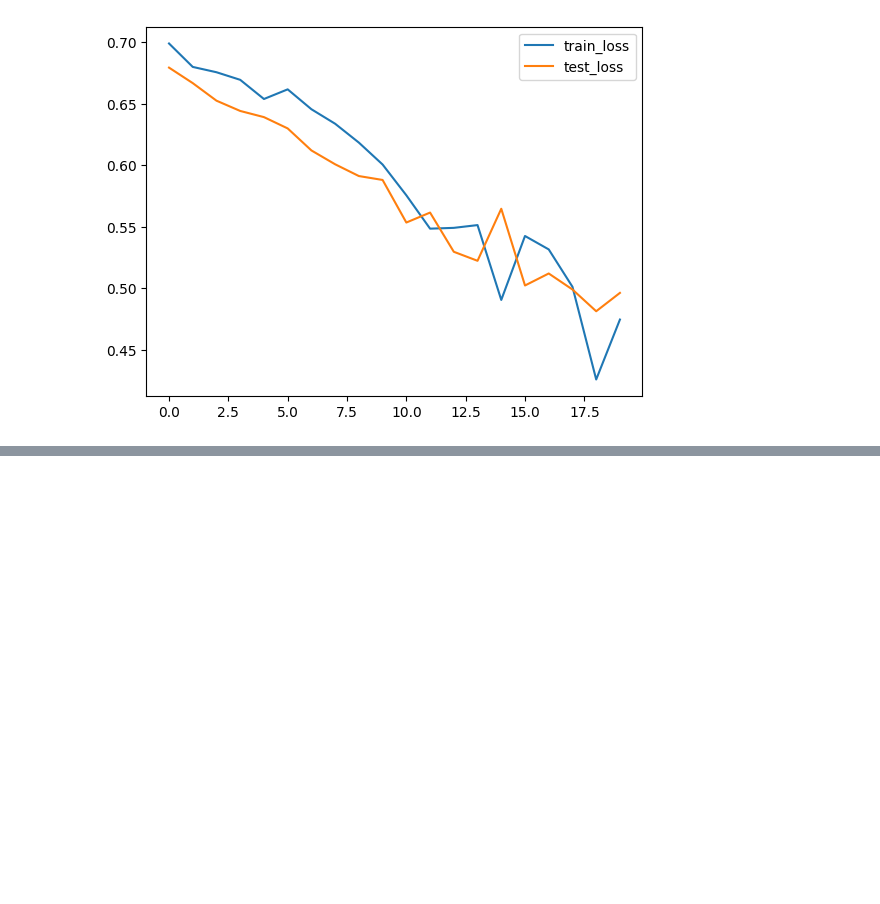
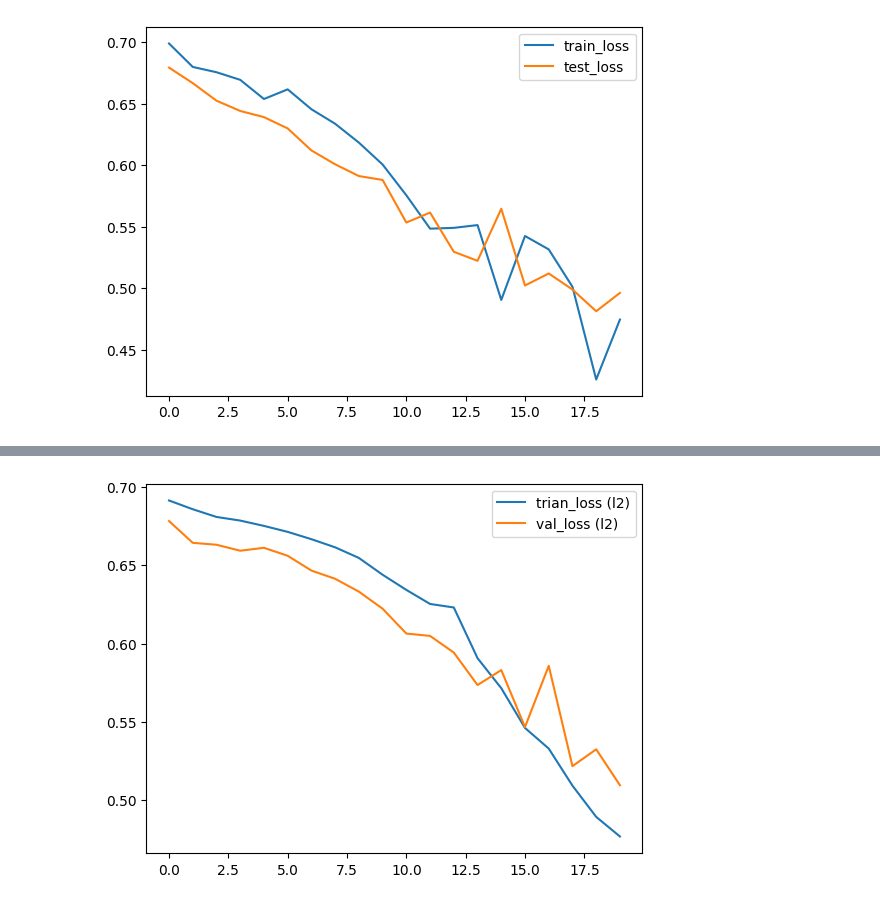
Before and after one commit to sam20799/Deep_Learning, a Jupyter notebook: rock_vs_mine_classification.ipynb, the cells around one changed output, grey strips where cells are left out. Drawn from its saved outputs; the diff is of its cells as text; code cells hidden in the pictures; blank space fills up the shorter version.

```diff
--- a/rock_vs_mine_classification.ipynb
+++ b/rock_vs_mine_classification.ipynb
@@ -217,0 +224,5 @@ plt.show()
+# %%
+model_with_l2 = SimpleNN()
+optimizer = optim.Adam(model_with_l2.parameters(),lr=0.001,weight_decay=0.03)
+
+train_loss_l2,val_loss_l2,val_acc_l2 = train_test_model(model_with_l2,criterion,optimizer,train_loader,test_loader,epochs=20)
@@ -217,0 +250,7 @@ plt.show()
+# %%
+plt.plot(train_loss_l2,label="trian_loss (l2)")
+plt.plot(val_loss_l2,label="val_loss (l2)")
+plt.legend()
+plt.show()
+# %% [output]
+[figure, added]
```
Also changed, not shown: parts of 4 cells of this notebook.
